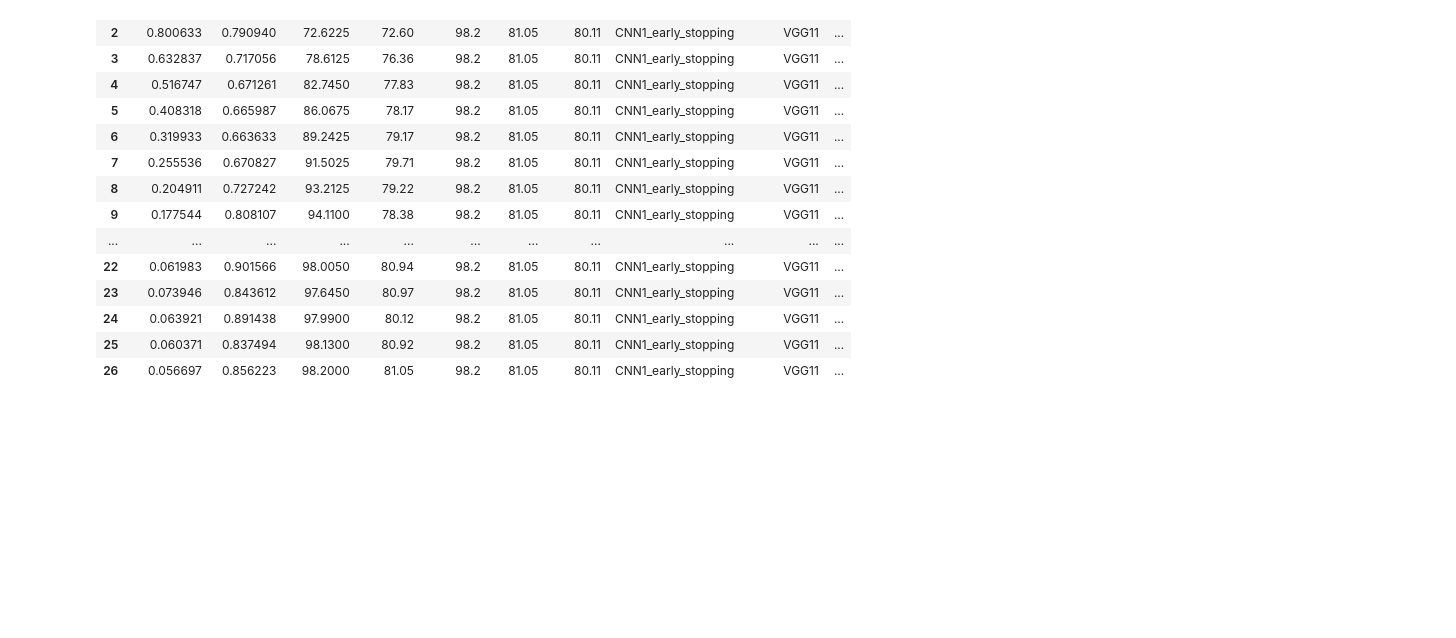
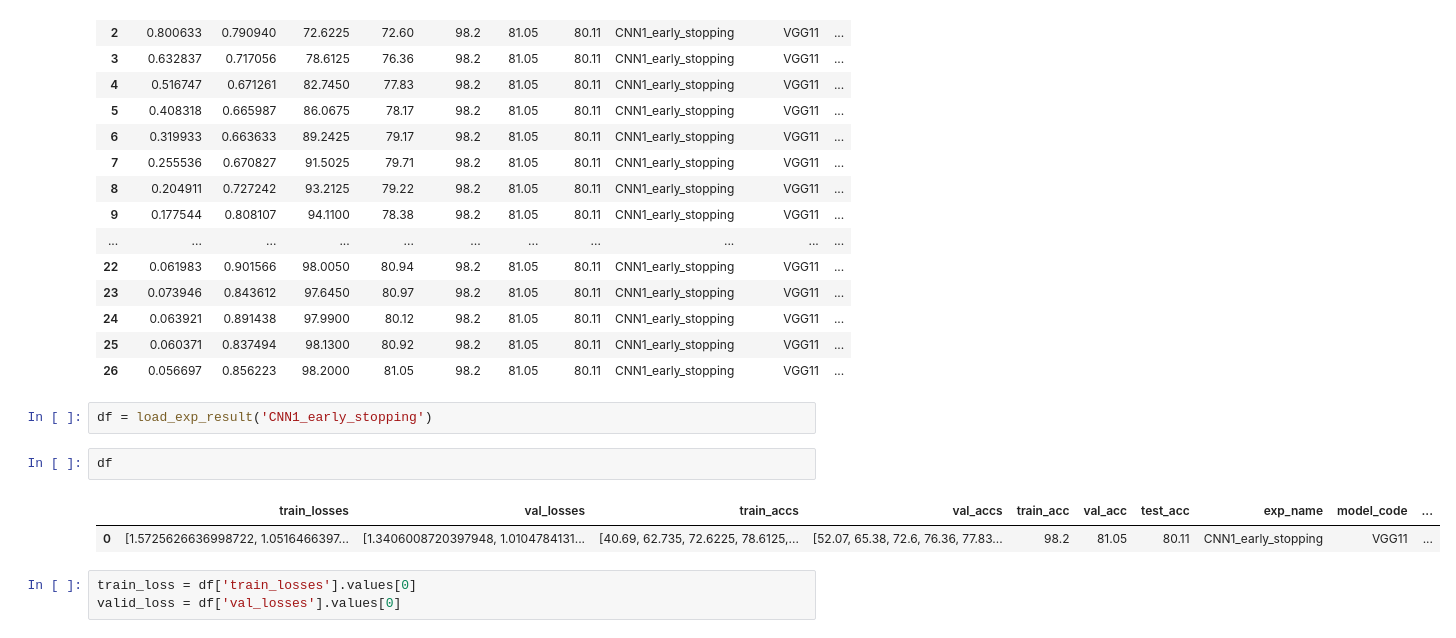
Before and after one commit to KyungbinChoi/Deep_Pytorch, a Jupyter notebook: Pytorch_DL/08_1_CIFAR10_CNN.ipynb, the cells around one changed output. Drawn from its saved outputs; the diff is of its cells as text; blank space fills up the shorter version.

Commit message:
advanced cnn model

```diff
--- a/Pytorch_DL/08_1_CIFAR10_CNN.ipynb
+++ b/Pytorch_DL/08_1_CIFAR10_CNN.ipynb
@@ -987,3 +987,13 @@ df
 | 24 | 0.063921 | 0.891438 | 97.9900 | 80.12 | 98.2 | 81.05 | 80.11 | CNN1_early_stopping | VGG11 | ... |
 | 25 | 0.060371 | 0.837494 | 98.1300 | 80.92 | 98.2 | 81.05 | 80.11 | CNN1_early_stopping | VGG11 | ... |
 | 26 | 0.056697 | 0.856223 | 98.2000 | 81.05 | 98.2 | 81.05 | 80.11 | CNN1_early_stopping | VGG11 | ... |
+# %%
+df = load_exp_result('CNN1_early_stopping')
+# %%
+df
+# %% [output]
+|  | train_losses | val_losses | train_accs | val_accs | train_acc | val_acc | test_acc | exp_name | model_code | ... |
+| 0 | [1.5725626636998722, 1.0516466397... | [1.3406008720397948, 1.0104784131... | [40.69, 62.735, 72.6225, 78.6125,... | [52.07, 65.38, 72.6, 76.36, 77.83... | 98.2 | 81.05 | 80.11 | CNN1_early_stopping | VGG11 | ... |
+# %%
+train_loss = df['train_losses'].values[0]
+valid_loss = df['val_losses'].values[0]
```
Also changed, not shown: parts of 2 cells of this notebook, 3 other files.
